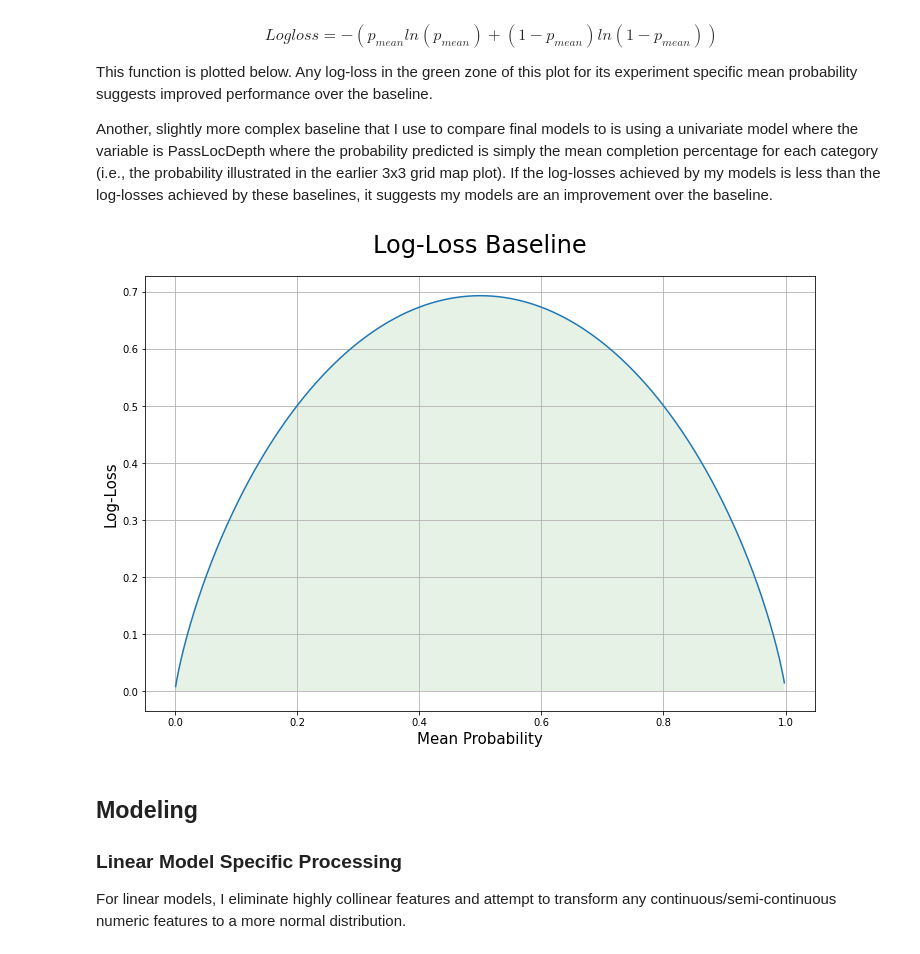
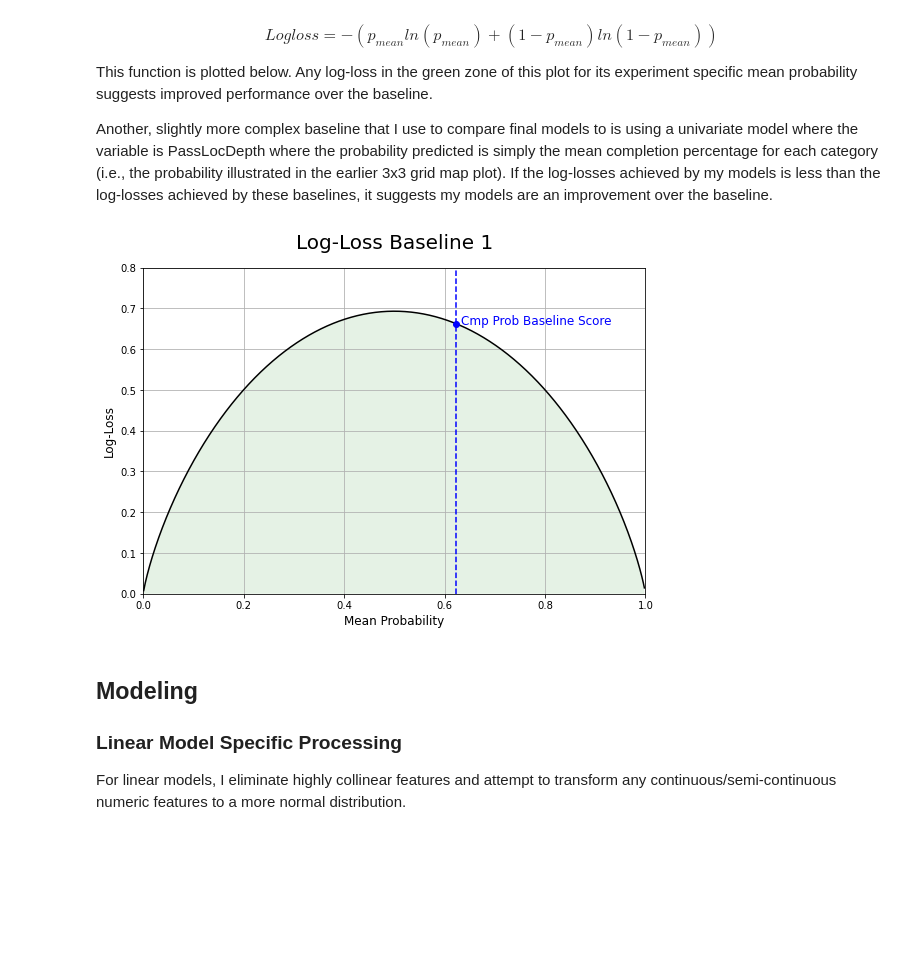
Before and after one commit to willmscaleb/Personal-Data-Projects, a Jupyter notebook: NFL Expected Fantasy Points/Completion Probability Model/cmp_prob_model.ipynb, the cells around one changed output. Drawn from its saved outputs; the diff is of its cells as text; code cells hidden in the pictures; blank space fills up the shorter version.

```diff
--- a/NFL Expected Fantasy Points/Completion Probability Model/cmp_prob_model.ipynb
+++ b/NFL Expected Fantasy Points/Completion Probability Model/cmp_prob_model.ipynb
@@ -301,7 +327,7 @@ plt.show()
 #by category with sample size and percentage distributions
 fig = plt.figure(figsize=(13,55))
 gs = fig.add_gridspec(27, 2)
-fig.suptitle('Cmp-InCmp Comparison Bar Charts of Categoric Features',y=1.0, fontsize = 24)
+fig.suptitle('Completion Distribution By Category',y=1.0, fontsize = 24)
 y = 'complete_pass'
 count = 0
 for i in range(0,12,2):
@@ -351,8 +377,8 @@ for i in range(12,27,3):
         txt2 = 'n=' + str(df.Count[count2])
         txt_x = p.get_x()
         txt_y = p.get_height()+2
-        ax.text(txt_x+0.05,txt_y,txt,fontsize=10)
-        ax.text(txt_x+0.05,txt_y+5,txt2,fontsize=10)
+        ax.text(txt_x+0.025,txt_y,txt,fontsize=10)
+        ax.text(txt_x+0.025,txt_y+3,txt2,fontsize=10)
         count2+=1
     ax.set_title(x)
     #ax.set_ylabel('Number of Plays')
@@ -428,11 +455,16 @@ cols_cat = cols_cat + ['yardline_100','ydstogo','air_yards','posteam_score',
                        'defteam_score','score_differential','half_seconds_remaining']
 
 #mean encode categorical variables
+#initialize array to store mean encoded variables for plotting after
+mean_enc = ['']*len(cols_cat)
+count = 0
 for i in cols_cat:
+    mean_enc[count] = i+'_mean'
     a = rec.groupby(i).agg({'complete_pass': ['mean']})
     a.columns = a.columns.droplevel(0)
     a.rename(columns={'mean':i+'_mean'},inplace=True)
     rec = pd.merge(rec,a,how="outer",on=i)
+    count+=1
 
 
 #Drop more variables that are either irrelevant to the model,
@@ -480,27 +550,31 @@ Another, slightly more complex baseline that I use to compare final models to is
 # %%
 #define the log-loss function given constant probability
 def ll(x):
     return -(x*np.log(x) + (1-x)*np.log(1-x))
 x = np.arange(0.001, 0.999, 0.001)
 
 #Plot the defined log-loss baseline with the green zone to illustrate where model
 #log-loss is expected/desired
-fig, ax = plt.subplots(1, 1, figsize=(12,8))
-ax.plot(x,ll(x))
+fig, ax = plt.subplots(1, 1, figsize=(9,6))
+ax.plot(x,ll(x),color='k')
 
 #Uncomment the commented script to add a marker for the mean probability for this model
-#p = rec.complete_pass.mean()
-#ax.plot(p,ll(p),'o')
+p = rec.complete_pass.mean()
+ax.plot(p,ll(p),'o',color='b')
+ax.text(p+0.01, 0.66, "Cmp Prob Baseline Score", fontsize=12, color='b')
+plt.vlines(p,0,0.8, linestyles='dashed', color='b')
 
 ax.fill_between(x, ll(x), 0, facecolor='green', alpha=0.1)
-ax.set_title("Log-Loss Baseline", y=1.04, fontsize = 24)
-ax.set_xlabel("Mean Probability", fontsize = 15)
-ax.set_ylabel("Log-Loss", fontsize = 15)
+ax.set_title("Log-Loss Baseline 1", y=1.04, fontsize = 20)
+ax.set_xlabel("Mean Probability", fontsize = 12)
+ax.set_xlim(0,1.0)
+ax.set_ylabel("Log-Loss", fontsize = 12)
+ax.set_ylim(0,0.8)
 ax.grid(True)
-plt.savefig('logloss.png')
+plt.savefig('logloss1.png')
 plt.show()
 # %% [output]
-[figure, old version]
+[figure, new version]
 # %% [markdown]
 ## Modeling
 
```
Also changed, not shown: parts of 26 cells of this notebook.
